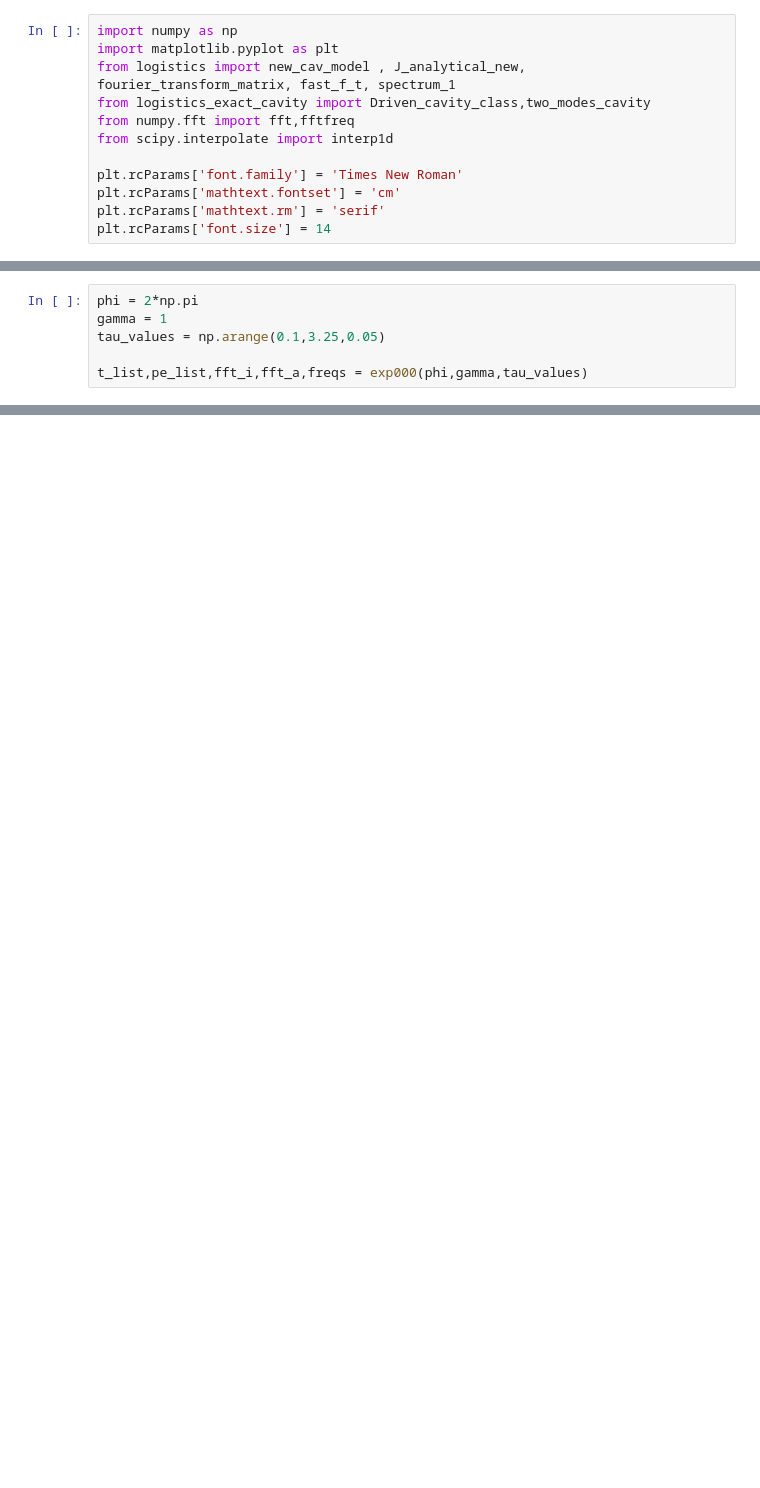
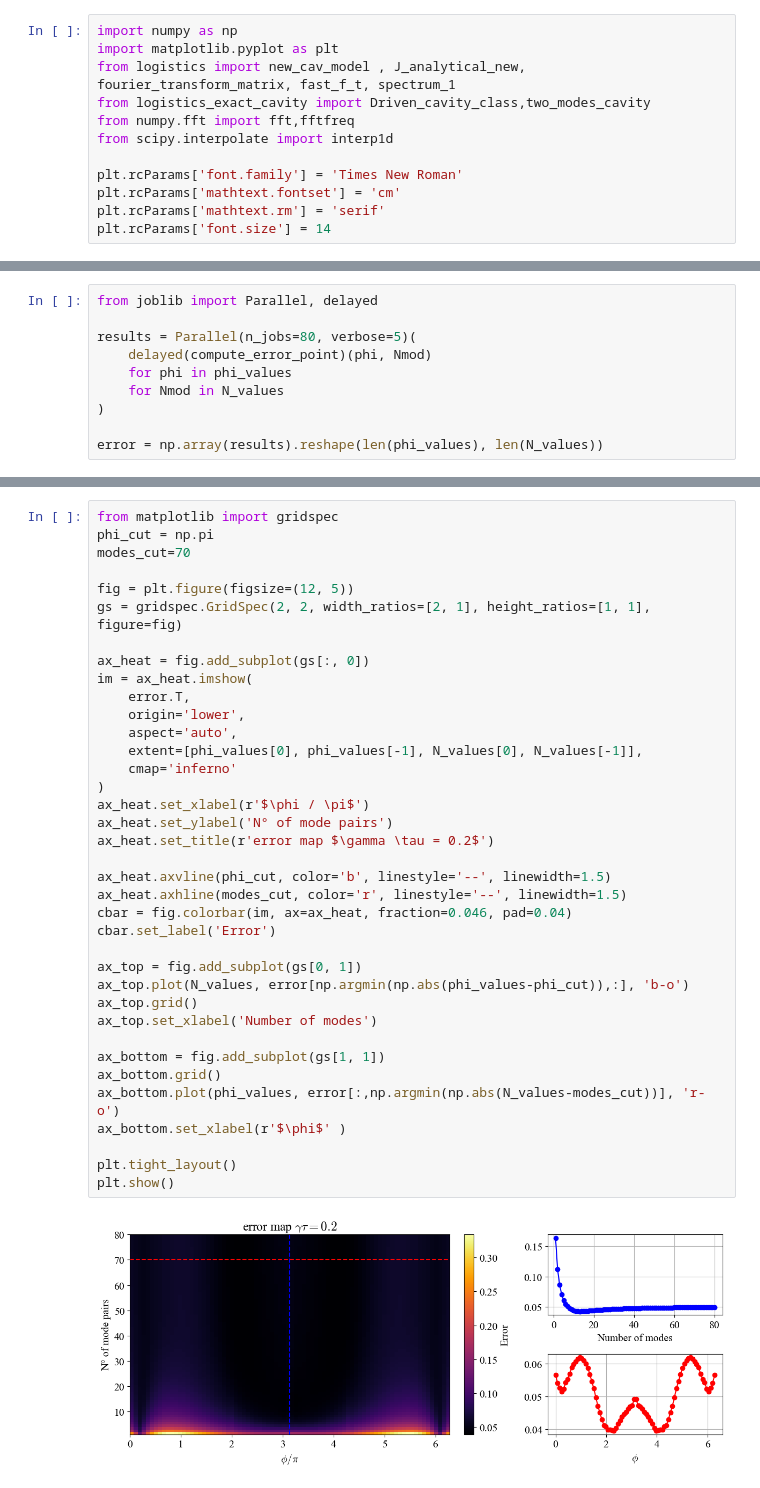
Before and after one commit to Taitoos2/Non_Markovian_Cavity, a Jupyter notebook: Non_Markovian_limit.ipynb, the cells around one changed output, grey strips where cells are left out. Saved outputs shown, nothing was run; the diff lists cells and outputs as text; blank space fills up the shorter version.

Commit message:
looking at error

```diff
--- a/Non_Markovian_limit.ipynb
+++ b/Non_Markovian_limit.ipynb
@@ -123,6 +68,0 @@ def exp000(phi,gamma,tau_values):
-# %%
-phi = 2*np.pi
-gamma = 1
-tau_values = np.arange(0.1,3.25,0.05)
-
-t_list,pe_list,fft_i,fft_a,freqs = exp000(phi,gamma,tau_values)
@@ -169,0 +95,10 @@ plt.show()
+# %%
+from joblib import Parallel, delayed
+
+results = Parallel(n_jobs=80, verbose=5)(
+    delayed(compute_error_point)(phi, Nmod)
+    for phi in phi_values
+    for Nmod in N_values
+)
+
+error = np.array(results).reshape(len(phi_values), len(N_values))
@@ -169,0 +124,39 @@ plt.show()
+# %%
+from matplotlib import gridspec
+phi_cut = np.pi
+modes_cut=70
+
+fig = plt.figure(figsize=(12, 5))
+gs = gridspec.GridSpec(2, 2, width_ratios=[2, 1], height_ratios=[1, 1], figure=fig)
+
+ax_heat = fig.add_subplot(gs[:, 0])
+im = ax_heat.imshow(
+    error.T,
+    origin='lower',
+    aspect='auto',
+    extent=[phi_values[0], phi_values[-1], N_values[0], N_values[-1]],
+    cmap='inferno'
+)
+ax_heat.set_xlabel(r'$\phi / \pi$')
+ax_heat.set_ylabel('N° of mode pairs')
+ax_heat.set_title(r'error map $\gamma \tau = 0.2$')
+
+ax_heat.axvline(phi_cut, color='b', linestyle='--', linewidth=1.5)
+ax_heat.axhline(modes_cut, color='r', linestyle='--', linewidth=1.5)
+cbar = fig.colorbar(im, ax=ax_heat, fraction=0.046, pad=0.04)
+cbar.set_label('Error')
+
+ax_top = fig.add_subplot(gs[0, 1])
+ax_top.plot(N_values, error[np.argmin(np.abs(phi_values-phi_cut)),:], 'b-o')
+ax_top.grid()
+ax_top.set_xlabel('Number of modes')
+
+ax_bottom = fig.add_subplot(gs[1, 1])
+ax_bottom.grid()
+ax_bottom.plot(phi_values, error[:,np.argmin(np.abs(N_values-modes_cut))], 'r-o')
+ax_bottom.set_xlabel(r'$\phi$' )
+
+plt.tight_layout()
+plt.show()
+# %% [output]
+[figure, added]
```
Also changed, not shown: parts of 19 cells of this notebook.
